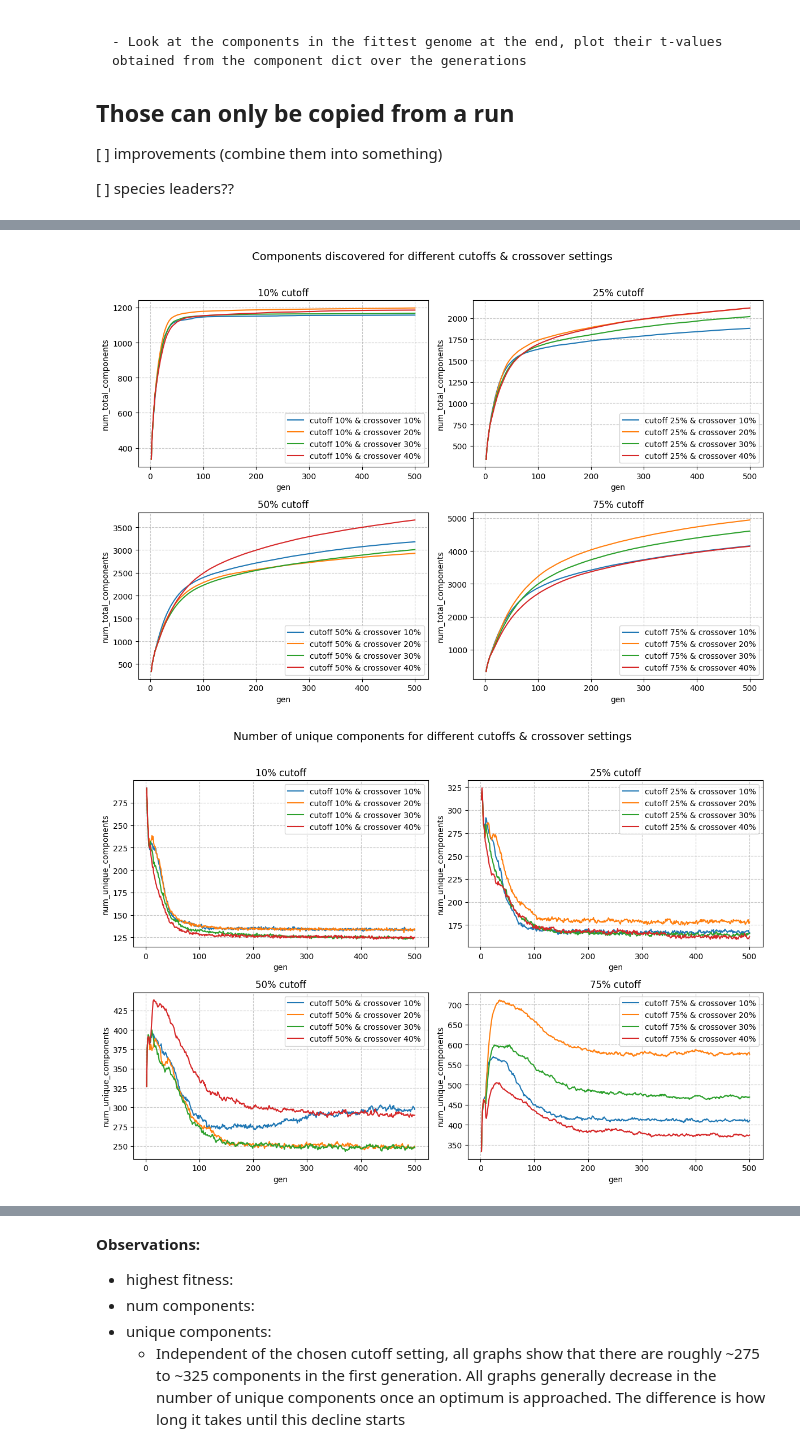
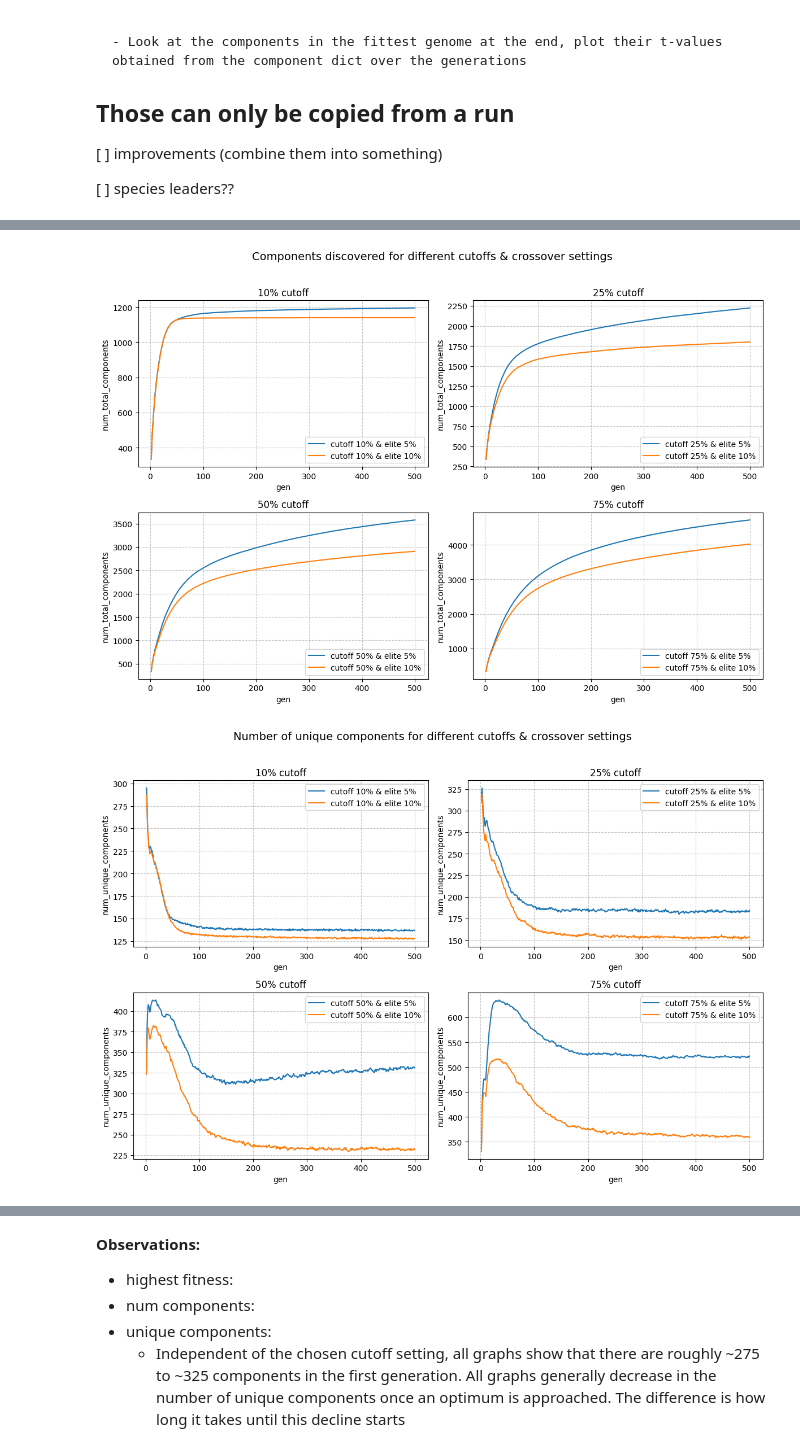
Before and after one commit to pastra98/EvolvePetriNets, a Jupyter notebook: analysis/analysis.ipynb, the cells around one changed output, grey strips where cells are left out. Cells and saved outputs as stored; diff of their text form; code cells hidden in the pictures.

```diff
--- a/analysis/analysis.ipynb
+++ b/analysis/analysis.ipynb
@@ -176,0 +162,23 @@ The barcharts below show the setups using the different cutoff and crossover set
+# %%
+reload(sa)
+# TODO: update text above
+
+cutoff_elite_search = {
+    "cutoff 10% & elite 5%": {"spawn_cutoff": 0.1, "pop_perc_elite": 0.05}, "cutoff 10% & elite 10%": {"spawn_cutoff": 0.1, "pop_perc_elite": 0.1},
+    "cutoff 25% & elite 5%": {"spawn_cutoff": 0.25, "pop_perc_elite": 0.05}, "cutoff 25% & elite 10%": {"spawn_cutoff": 0.25, "pop_perc_elite": 0.1},
+    "cutoff 50% & elite 5%": {"spawn_cutoff": 0.50, "pop_perc_elite": 0.05}, "cutoff 50% & elite 10%": {"spawn_cutoff": 0.50, "pop_perc_elite": 0.1},
+    "cutoff 75% & elite 5%": {"spawn_cutoff": 0.75, "pop_perc_elite": 0.05}, "cutoff 75% & elite 10%": {"spawn_cutoff": 0.75, "pop_perc_elite": 0.1}
+}
+
+
+elite_plt_layout = [
+    ["cutoff 10% & elite 5%", "cutoff 10% & elite 10%"],
+    ["cutoff 25% & elite 5%", "cutoff 25% & elite 10%"],
+    ["cutoff 50% & elite 5%", "cutoff 50% & elite 10%"],
+    ["cutoff 75% & elite 5%", "cutoff 75% & elite 10%"]
+]
+
+elite_data_sources = sa.search_and_aggregate_param_results(res, cutoff_elite_search)
+strip_first_param = lambda l: l.split('&')[1].strip().split('\n')[0] # lambda to be applied on labels
+_ = sa.generalized_barplot(elite_plt_layout, elite_data_sources, "best_genome_fitness", title="Highest achieved fitness for different cutoffs & crossover settings", group_titles=["10% cutoff", "25% cutoff", "50% cutoff", "75% cutoff"], label_lambda=strip_first_param)
+_ = sa.generalized_barplot(elite_plt_layout, elite_data_sources, "num_total_components", title="Components discovered for different cutoffs & crossover settings", group_titles=["10% cutoff", "25% cutoff", "50% cutoff", "75% cutoff"], label_lambda=strip_first_param)
@@ -209,13 +232,15 @@ First, I will analyze how quickly the maximum fitness is achieved. Similarly, I
 from copy import deepcopy
 reload(sa)
 
-# updating search to filter only for 0.05% elite spawns
-filtered_search = deepcopy(search)
-for p_dict in filtered_search.values():
-    p_dict["pop_perc_elite"] = 0.05
+# TODO. pick only one of those (probably crossover)
 
-filtered_data_sources = sa.search_and_aggregate_param_results(res, filtered_search)
-_ = sa.generalized_lineplot(plt_layout, data_sources, "best_genome_fitness", title="Highest achieved fitness for different cutoffs & crossover settings", subplt_titles=["10% cutoff", "25% cutoff", "50% cutoff", "75% cutoff"])
-_ = sa.generalized_lineplot(plt_layout, data_sources, "num_total_components", title="Components discovered for different cutoffs & crossover settings", subplt_titles=["10% cutoff", "25% cutoff", "50% cutoff", "75% cutoff"])
-_ = sa.generalized_lineplot(plt_layout, data_sources, "num_unique_components", title="Number of unique components for different cutoffs & crossover settings", subplt_titles=["10% cutoff", "25% cutoff", "50% cutoff", "75% cutoff"], legend_loc="upper right")
+# elite
+_ = sa.generalized_lineplot(elite_plt_layout, elite_data_sources, "best_genome_fitness", title="Highest achieved fitness for different cutoffs & elite settings", subplt_titles=["10% cutoff", "25% cutoff", "50% cutoff", "75% cutoff"])
+_ = sa.generalized_lineplot(elite_plt_layout, elite_data_sources, "num_total_components", title="Components discovered for different cutoffs & elite settings", subplt_titles=["10% cutoff", "25% cutoff", "50% cutoff", "75% cutoff"])
+_ = sa.generalized_lineplot(elite_plt_layout, elite_data_sources, "num_unique_components", title="Number of unique components for different cutoffs & elite settings", subplt_titles=["10% cutoff", "25% cutoff", "50% cutoff", "75% cutoff"], legend_loc="upper right")
+
+# crossover
+_ = sa.generalized_lineplot(crossover_plt_layout, crossover_data_sources, "best_genome_fitness", title="Highest achieved fitness for different cutoffs & crossover settings", subplt_titles=["10% cutoff", "25% cutoff", "50% cutoff", "75% cutoff"])
+_ = sa.generalized_lineplot(crossover_plt_layout, crossover_data_sources, "num_total_components", title="Components discovered for different cutoffs & crossover settings", subplt_titles=["10% cutoff", "25% cutoff", "50% cutoff", "75% cutoff"])
+_ = sa.generalized_lineplot(crossover_plt_layout, crossover_data_sources, "num_unique_components", title="Number of unique components for different cutoffs & crossover settings", subplt_titles=["10% cutoff", "25% cutoff", "50% cutoff", "75% cutoff"], legend_loc="upper right")
 # %% [output]
@@ -223,2 +248,2 @@ _ = sa.generalized_lineplot(plt_layout, data_sources, "num_unique_components", t
-[figure, old version]
+[figure, new version]
-[figure, old version]
+[figure, new version]
```
Also changed, not shown: parts of 9 cells of this notebook.
